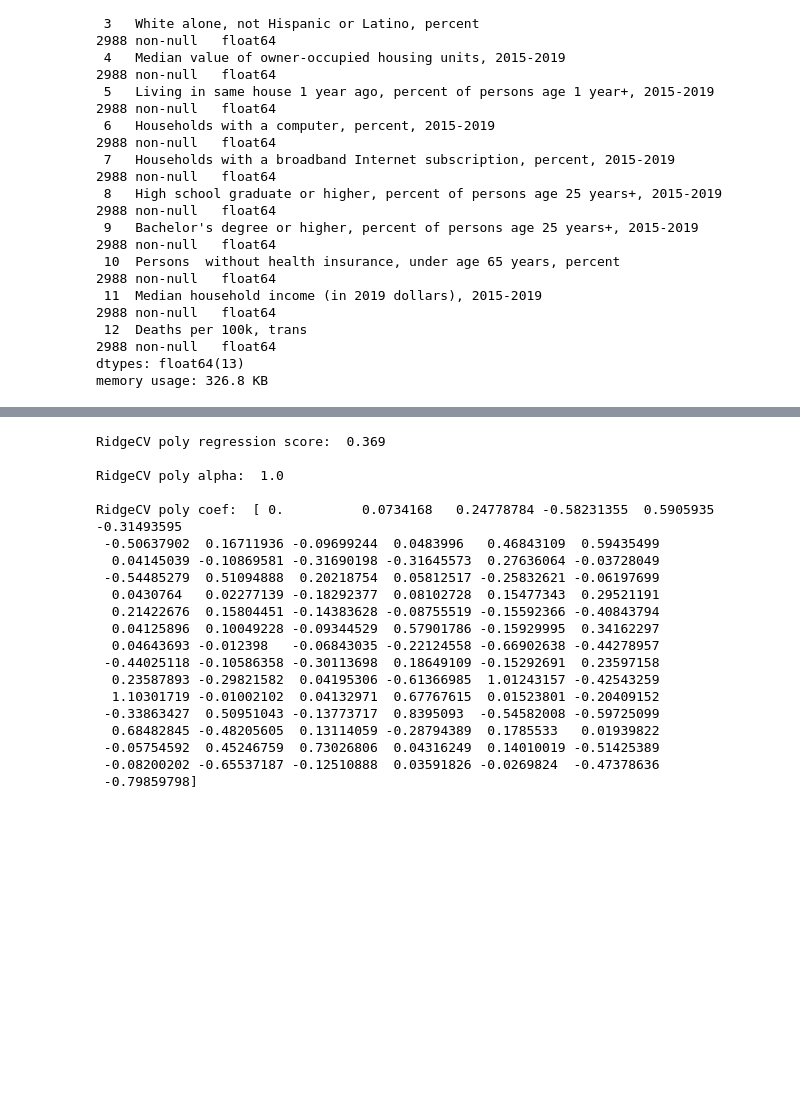
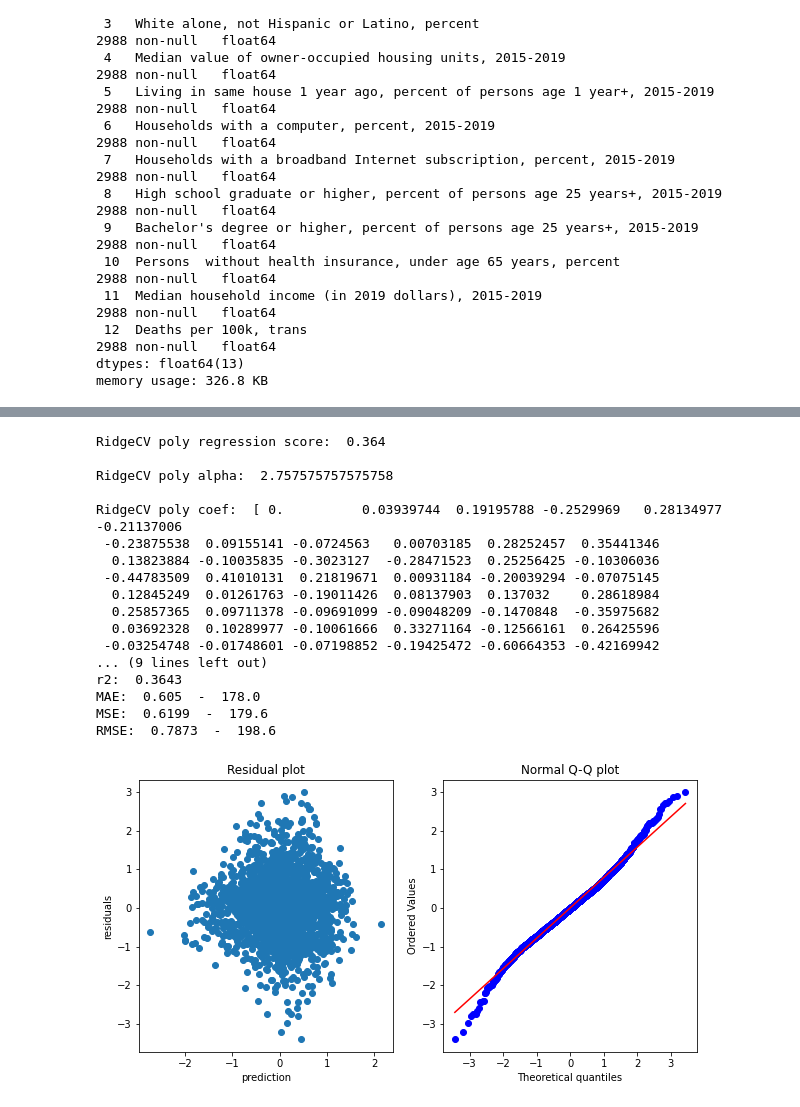
Before and after one commit to nkinnaird/CountyCovidIndexing, a Jupyter notebook: code/doRegression.ipynb, the cells around one changed output, grey strips where cells are left out. Saved outputs shown, nothing was run; the diff lists cells and outputs as text; code cells hidden in the pictures; blank space fills up the shorter version.

```diff
--- a/code/doRegression.ipynb
+++ b/code/doRegression.ipynb
@@ -232,23 +293,22 @@ RidgeCV simple coef:  [ 0.0750525  -0.04890042 -0.22911927 -0.33100218 -0.320885
 # %%
-rg.doRidgeCV(X,y,True)
+y_pred = rg.doRidgeCV(X,y,True)
+rg.printMetricResults(y, y_pred, pt_boxcox)
 # %% [output]
-RidgeCV poly regression score:  0.369
+RidgeCV poly regression score:  0.364
 
-RidgeCV poly alpha:  1.0
+RidgeCV poly alpha:  2.757575757575758
 
-RidgeCV poly coef:  [ 0.          0.0734168   0.24778784 -0.58231355  0.5905935  -0.31493595
- -0.50637902  0.16711936 -0.09699244  0.0483996   0.46843109  0.59435499
-  0.04145039 -0.10869581 -0.31690198 -0.31645573  0.27636064 -0.03728049
- -0.54485279  0.51094888  0.20218754  0.05812517 -0.25832621 -0.06197699
-  0.0430764   0.02277139 -0.18292377  0.08102728  0.15477343  0.29521191
-  0.21422676  0.15804451 -0.14383628 -0.08755519 -0.15592366 -0.40843794
-  0.04125896  0.10049228 -0.09344529  0.57901786 -0.15929995  0.34162297
-  0.04643693 -0.012398   -0.06843035 -0.22124558 -0.66902638 -0.44278957
- -0.44025118 -0.10586358 -0.30113698  0.18649109 -0.15292691  0.23597158
-  0.23587893 -0.29821582  0.04195306 -0.61366985  1.01243157 -0.42543259
-  1.10301719 -0.01002102  0.04132971  0.67767615  0.01523801 -0.20409152
- -0.33863427  0.50951043 -0.13773717  0.8395093  -0.54582008 -0.59725099
-  0.68482845 -0.48205605  0.13114059 -0.28794389  0.1785533   0.01939822
- -0.05754592  0.45246759  0.73026806  0.04316249  0.14010019 -0.51425389
- -0.08200202 -0.65537187 -0.12510888  0.03591826 -0.0269824  -0.47378636
- -0.79859798]
+RidgeCV poly coef:  [ 0.          0.03939744  0.19195788 -0.2529969   0.28134977 -0.21137006
+ -0.23875538  0.09155141 -0.0724563   0.00703185  0.28252457  0.35441346
+  0.13823884 -0.10035835 -0.3023127  -0.28471523  0.25256425 -0.10306036
+ -0.44783509  0.41010131  0.21819671  0.00931184 -0.20039294 -0.07075145
+  0.12845249  0.01261763 -0.19011426  0.08137903  0.137032    0.28618984
+  0.25857365  0.09711378 -0.09691099 -0.09048209 -0.1470848  -0.35975682
+  0.03692328  0.10289977 -0.10061666  0.33271164 -0.12566161  0.26425596
+ -0.03254748 -0.01748601 -0.07198852 -0.19425472 -0.60664353 -0.42169942
+... (9 lines left out)
+r2:  0.3643
+MAE:  0.605  -  178.0
+MSE:  0.6199  -  179.6
+RMSE:  0.7873  -  198.6
+[figure, added]
```
Also changed, not shown: parts of 13 cells of this notebook, 1 other file.
